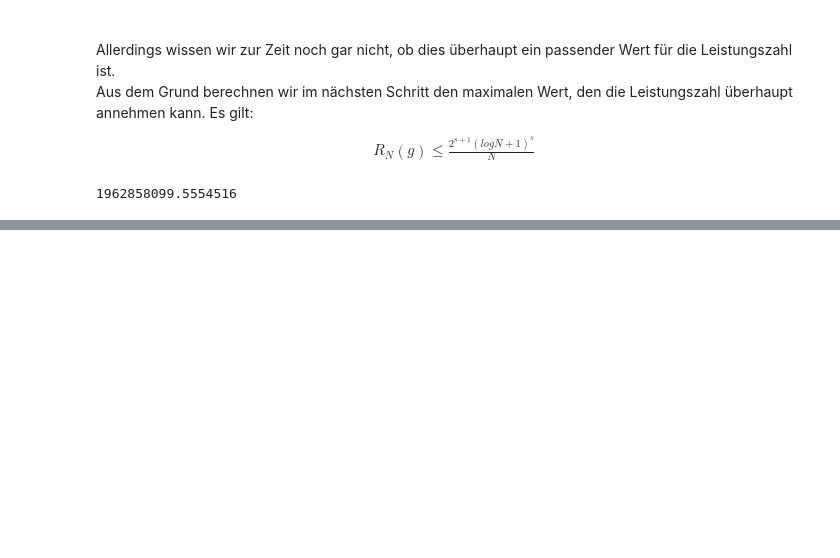
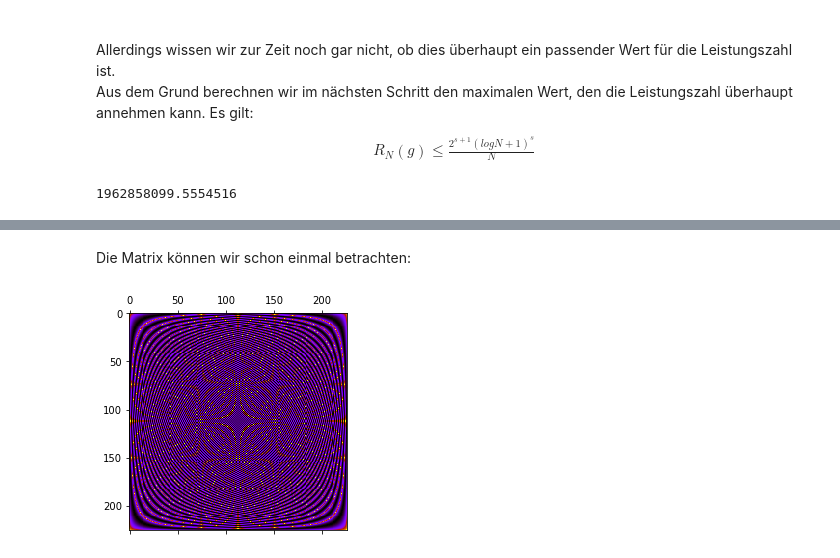
Before and after one commit to Azerino/project, a Jupyter notebook: Report.ipynb, the cells around one changed output, grey strips where cells are left out. Cells and saved outputs as stored; diff of their text form; code cells hidden in the pictures; blank space fills up the shorter version.

```diff
--- a/Report.ipynb
+++ b/Report.ipynb
@@ -91,0 +112,8 @@ estimatemax(10,1009)
+# %% [markdown]
+Die Matrix können wir schon einmal betrachten:
+# %%
+from test import tools
+from figure import plot_figure
+plot_figure(tools.omega_matrix(227))
+# %% [output]
+[figure, added]
```
Also changed, not shown: parts of 9 cells of this notebook, 1 other file.
